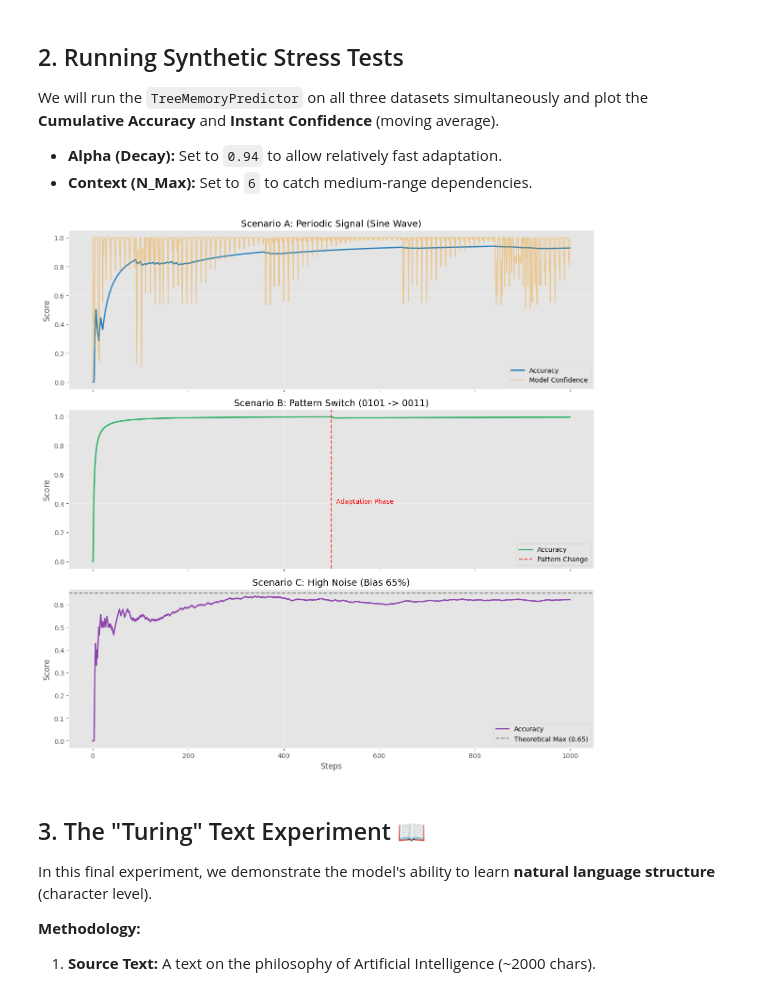
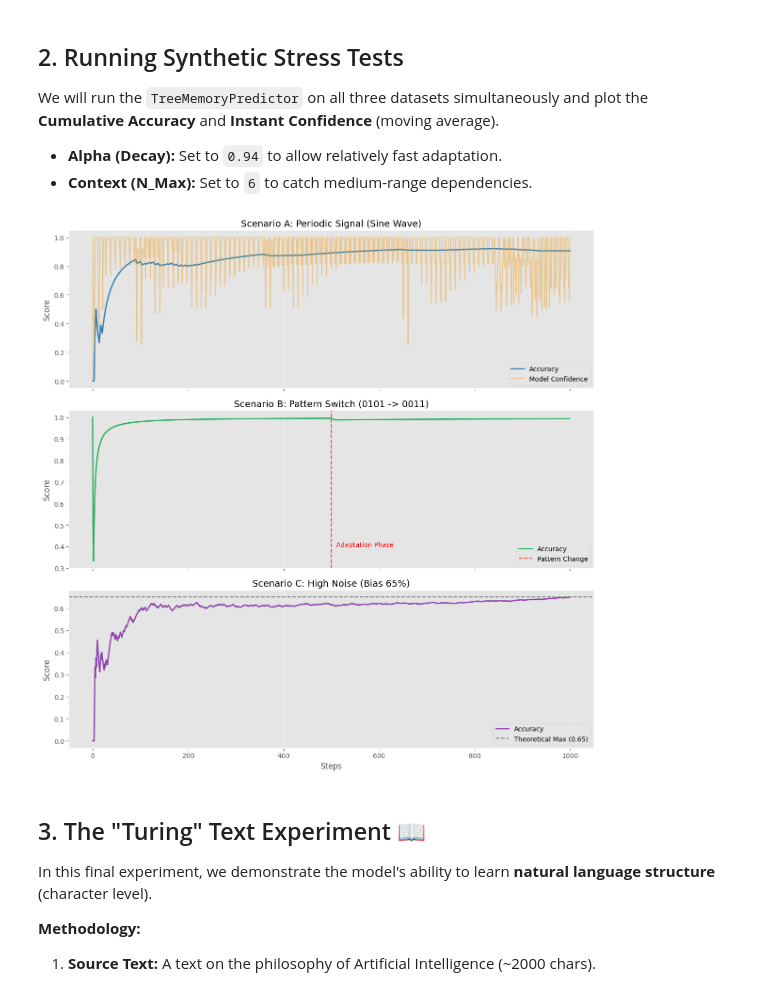
Before and after one commit to Icold21/TreeMemoryPredictor, a Jupyter notebook: test.ipynb, the cells around one changed output. Drawn from its saved outputs; the diff is of its cells as text; code cells hidden in the pictures.

```diff
--- a/test.ipynb
+++ b/test.ipynb
@@ -109,43 +109,43 @@ def run_experiment(name, data, n_max=6, decay=0.98):
     return acc_hist, conf_hist
 
 # Run experiments
-acc_sine, conf_sine = run_experiment("Sine Wave", data_sine, n_max=5)
+acc_sine, conf_sine = run_experiment("Sine Wave", data_sine, n_max=5, decay=0.99)
 acc_switch, conf_switch = run_experiment("Switch", data_switch, n_max=6, decay=0.95) # Faster decay for switch
-acc_noise, conf_noise = run_experiment("Noise", data_noise, n_max=4)
+acc_noise, conf_noise = run_experiment("Noise", data_noise, n_max=3, decay=0.99)
 
 # --- PLOTTING ---
 fig, axes = plt.subplots(3, 1, figsize=(12, 12), sharex=True)
 
 # 1. Sine Wave Plot
 axes[0].plot(acc_sine, label='Accuracy', color='#2980b9', linewidth=2)
 axes[0].plot(conf_sine, label='Model Confidence', color='#f39c12', alpha=0.4)
 axes[0].set_title('Scenario A: Periodic Signal (Sine Wave)', fontsize=14)
 axes[0].set_ylabel('Score')
 axes[0].legend(loc='lower right')
 axes[0].grid(True, alpha=0.3)
 
 # 2. Pattern Switch Plot
 axes[1].plot(acc_switch, label='Accuracy', color='#27ae60', linewidth=2)
 axes[1].axvline(x=500, color='red', linestyle='--', alpha=0.7, label='Pattern Change')
 axes[1].set_title('Scenario B: Pattern Switch (0101 -> 0011)', fontsize=14)
 axes[1].set_ylabel('Score')
 axes[1].text(510, 0.4, "Adaptation Phase", color='red')
 axes[1].legend(loc='lower right')
 axes[1].grid(True, alpha=0.3)
 
 # 3. Noise Plot
 axes[2].plot(acc_noise, label='Accuracy', color='#8e44ad', linewidth=2)
 axes[2].axhline(y=0.65, color='gray', linestyle='--', label='Theoretical Max (0.65)')
 axes[2].set_title('Scenario C: High Noise (Bias 65%)', fontsize=14)
 axes[2].set_xlabel('Steps')
 axes[2].set_ylabel('Score')
 axes[2].legend(loc='lower right')
 axes[2].grid(True, alpha=0.3)
 
 plt.tight_layout()
 plt.show()
 # %% [output]
-[figure, old version]
+[figure, new version]
 # %% [markdown]
 ## 3. The "Turing" Text Experiment 📖
 
```
Also changed, not shown: parts of 2 cells of this notebook, 2 other files.
